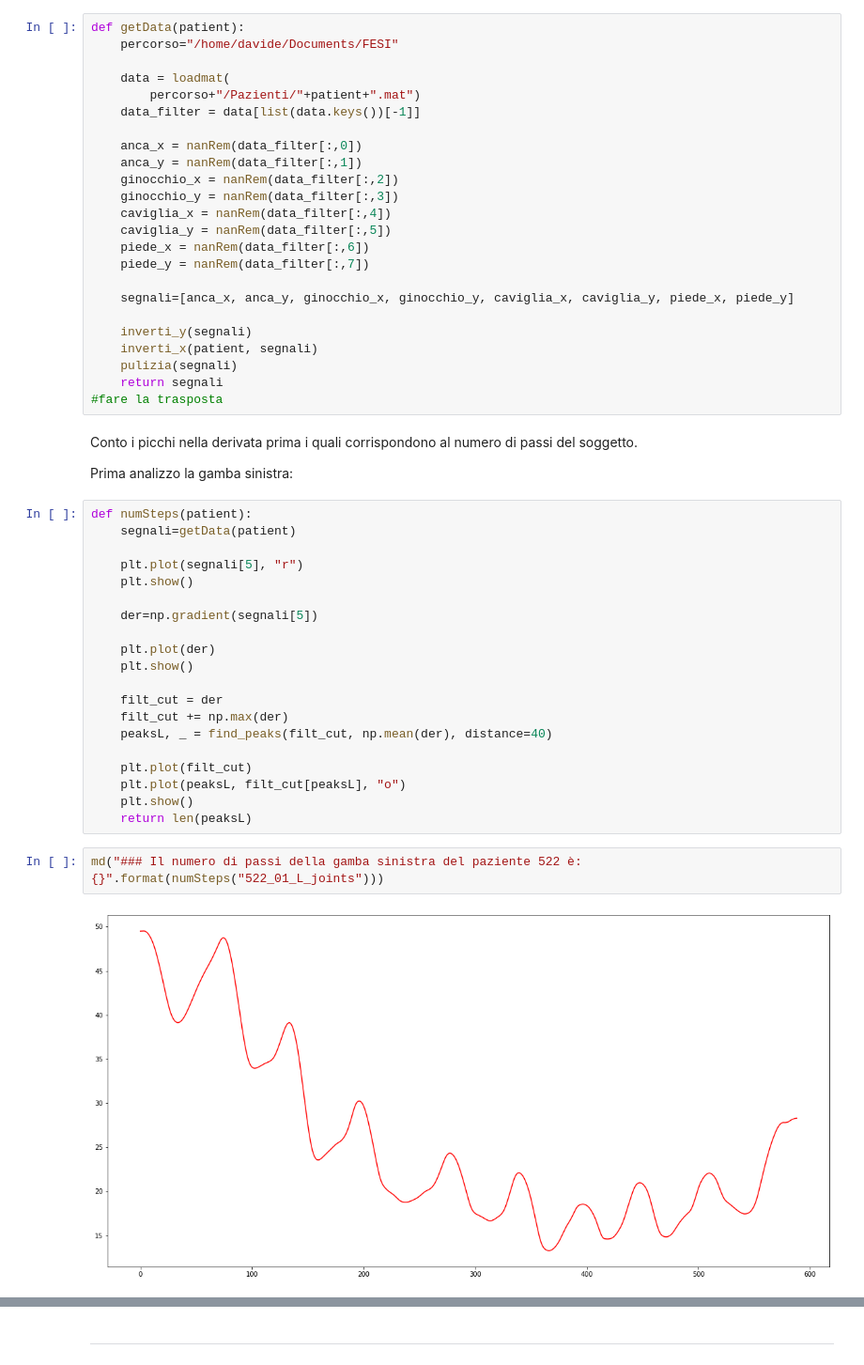
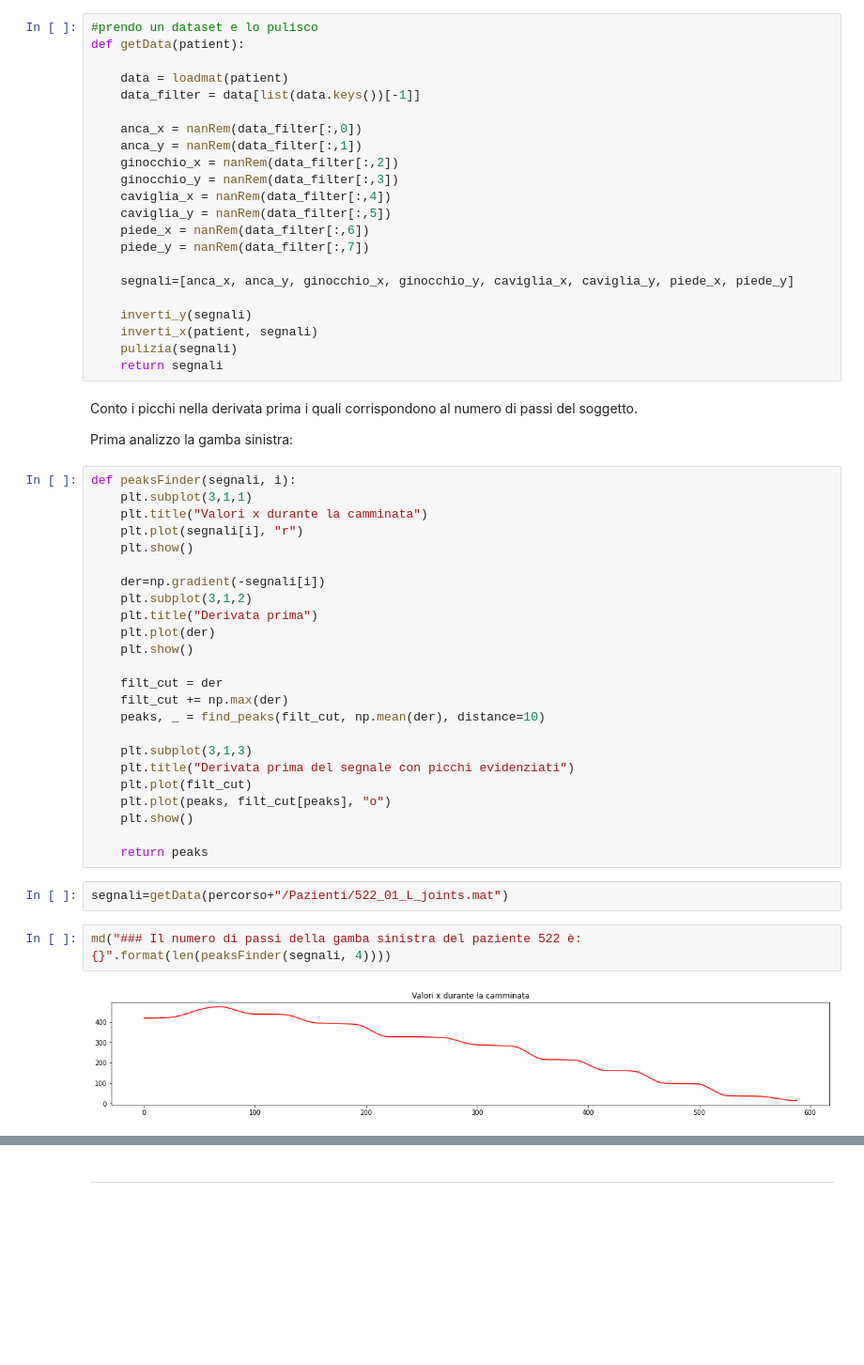
Before and after one commit to LoScarro/Fondamenti-di-Elaborazione-di-Segnali-e-Immagini, a Jupyter notebook: Pazienti/labo.ipynb, the cells around one changed output, grey strips where cells are left out. Shown at 94% size. Saved outputs shown, nothing was run; the diff lists cells and outputs as text; blank space fills up the shorter version.

```diff
--- a/Pazienti/labo.ipynb
+++ b/Pazienti/labo.ipynb
@@ -397,11 +397,10 @@ anim.save('gamba.mp4', writer = 'ffmpeg', fps = 30)
 
 Può essere interessante vedere se il paziente fa più passi con una gamba rispetto all'altra.
 # %%
+#prendo un dataset e lo pulisco
 def getData(patient):
-    percorso="/home/davide/Documents/FESI"
 
-    data = loadmat(
-        percorso+"/Pazienti/"+patient+".mat")
+    data = loadmat(patient)
     data_filter = data[list(data.keys())[-1]]
 
     anca_x = nanRem(data_filter[:,0])
@@ -419,32 +418,37 @@ def getData(patient):
     inverti_x(patient, segnali)
     pulizia(segnali)
     return segnali
-#fare la trasposta
 # %% [markdown]
 Conto i picchi nella derivata prima i quali corrispondono al numero di passi del soggetto.
 
 Prima analizzo la gamba sinistra:
 # %%
-def numSteps(patient):
-    segnali=getData(patient)
-
-    plt.plot(segnali[5], "r")
+def peaksFinder(segnali, i):
+    plt.subplot(3,1,1)
+    plt.title("Valori x durante la camminata")
+    plt.plot(segnali[i], "r")
     plt.show()
 
-    der=np.gradient(segnali[5])
-
+    der=np.gradient(-segnali[i])
+    plt.subplot(3,1,2)
+    plt.title("Derivata prima")
     plt.plot(der)
     plt.show()
 
     filt_cut = der
     filt_cut += np.max(der)
-    peaksL, _ = find_peaks(filt_cut, np.mean(der), distance=40)
+    peaks, _ = find_peaks(filt_cut, np.mean(der), distance=10)
 
+    plt.subplot(3,1,3)
+    plt.title("Derivata prima del segnale con picchi evidenziati")
     plt.plot(filt_cut)
-    plt.plot(peaksL, filt_cut[peaksL], "o")
+    plt.plot(peaks, filt_cut[peaks], "o")
     plt.show()
-    return len(peaksL)
+
+    return peaks
+# %%
+segnali=getData(percorso+"/Pazienti/522_01_L_joints.mat")
 # %%
-md("### Il numero di passi della gamba sinistra del paziente 522 è: {}".format(numSteps("522_01_L_joints")))
+md("### Il numero di passi della gamba sinistra del paziente 522 è: {}".format(len(peaksFinder(segnali, 4))))
 # %% [output]
-[figure, old version]
+[figure, new version]
```
Also changed, not shown: parts of 33 cells of this notebook, 1 other file.
